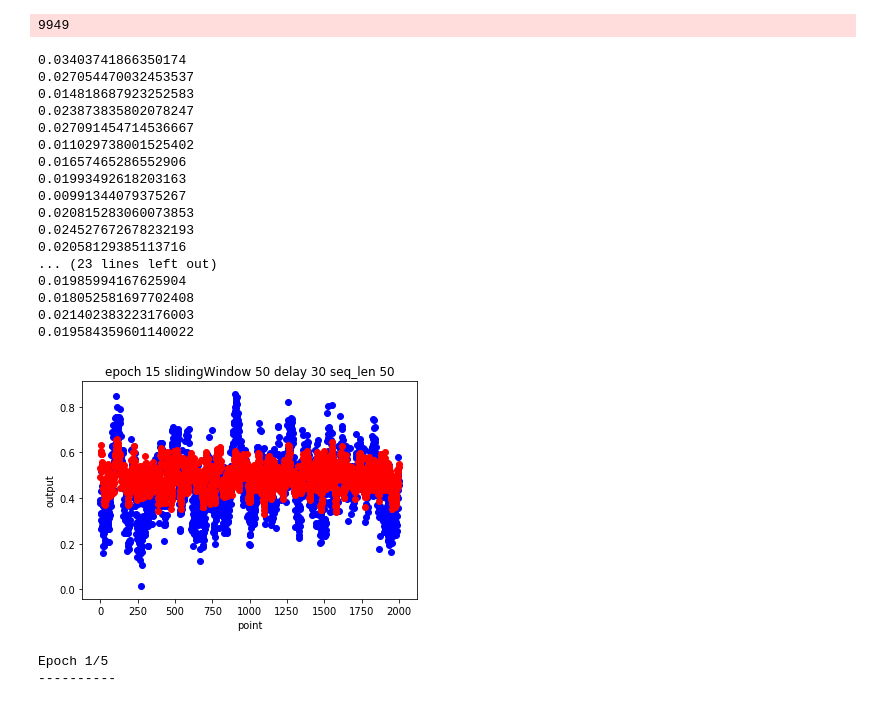
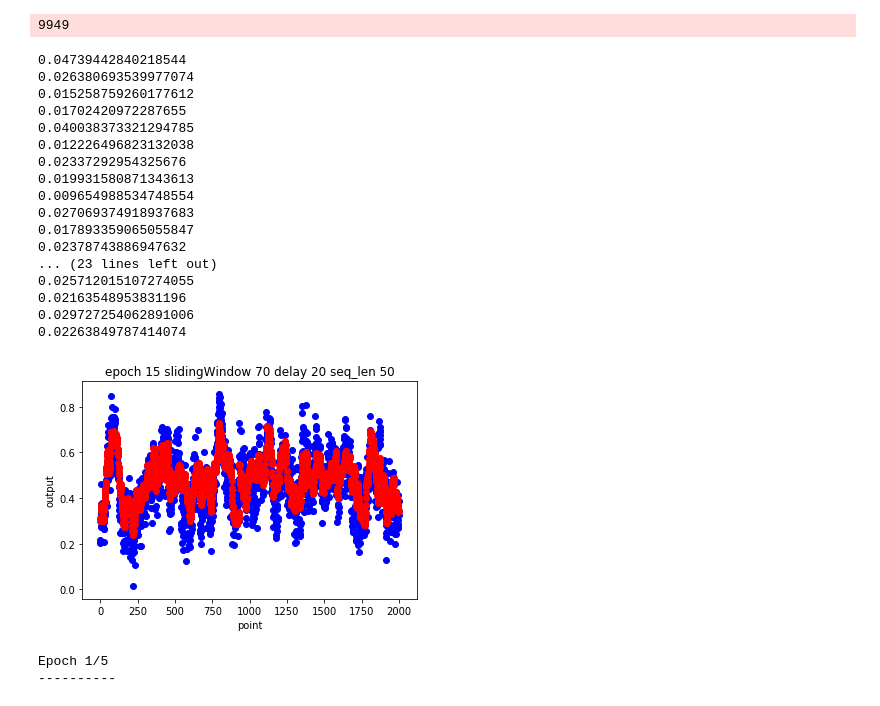
Before and after one commit to Fallensouls/human_model, a Jupyter notebook: model.ipynb, the cells around one changed output. Drawn from its saved outputs; the diff is of its cells as text; code cells hidden in the pictures.

```diff
--- a/model.ipynb
+++ b/model.ipynb
@@ -107,7 +107,7 @@ class CLSTMModel(torch.nn.Module):
         x = x.view(b, -1)
         return x
 
-slidingWindow = 50
+slidingWindow = 70
 seq_len = 50
 InformationAdd = 0
 InformationLack = 0
@@ -116,7 +116,7 @@ criterion = nn.MSELoss()
 optimizer = torch.optim.Adam(model.parameters(),lr=1e-4)
 batch_size = 256
 epochs = 15
-delay = 30
+delay = 20
 MatrixClass = Process(slidingWindow)
 pbar = tqdm(range(1, epochs+1))
 gt = []
@@ -158,36 +158,36 @@ with torch.no_grad():
         print(cost)
         # pbar.set_postfix({'test loss' : '{0:1.5f}'.format(loss)})
 # %% [output]
-0.03403741866350174
-0.027054470032453537
-0.014818687923252583
-0.023873835802078247
-0.027091454714536667
-0.011029738001525402
-0.01657465286552906
-0.01993492618203163
-0.00991344079375267
-0.020815283060073853
-0.024527672678232193
-0.02058129385113716
+0.04739442840218544
+0.026380693539977074
+0.015258759260177612
+0.01702420972287655
+0.040038373321294785
+0.012226496823132038
+0.02337292954325676
+0.019931580871343613
+0.009654988534748554
+0.027069374918937683
+0.017893359065055847
+0.02378743886947632
 ... (23 lines left out)
-0.01985994167625904
-0.018052581697702408
-0.021402383223176003
-0.019584359601140022
+0.025712015107274055
+0.02163548953831196
+0.029727254062891006
+0.02263849787414074
 # %%
 gt_show = [i.cpu().detach().numpy() for k in gt for i in k]
 pred_show = [i.cpu().detach().numpy() for k in pred for i in k]
 length = 2000
 plt.scatter(list(range(length)), gt_show[0:length], c='b')
 plt.scatter(list(range(length)), pred_show[0:length], c='r')
 plt.xlabel('point')
 plt.ylabel('output')
-plt.title("epoch {} slidingWindow {} delay {} seq_len {}".format(epochs, slidingWindow, delay, slidingWindow+InformationAdd-InformationLack))
+plt.title("epoch {} slidingWindow {} delay {} seq_len {}".format(epochs, slidingWindow+InformationAdd-InformationLack, delay, seq_len))
 plt.show()
 plt.close()
 # %% [output]
-[figure, old version]
+[figure, new version]
 # %%
 pbar.close()
 # %%
```
Also changed, not shown: 1 other file.
